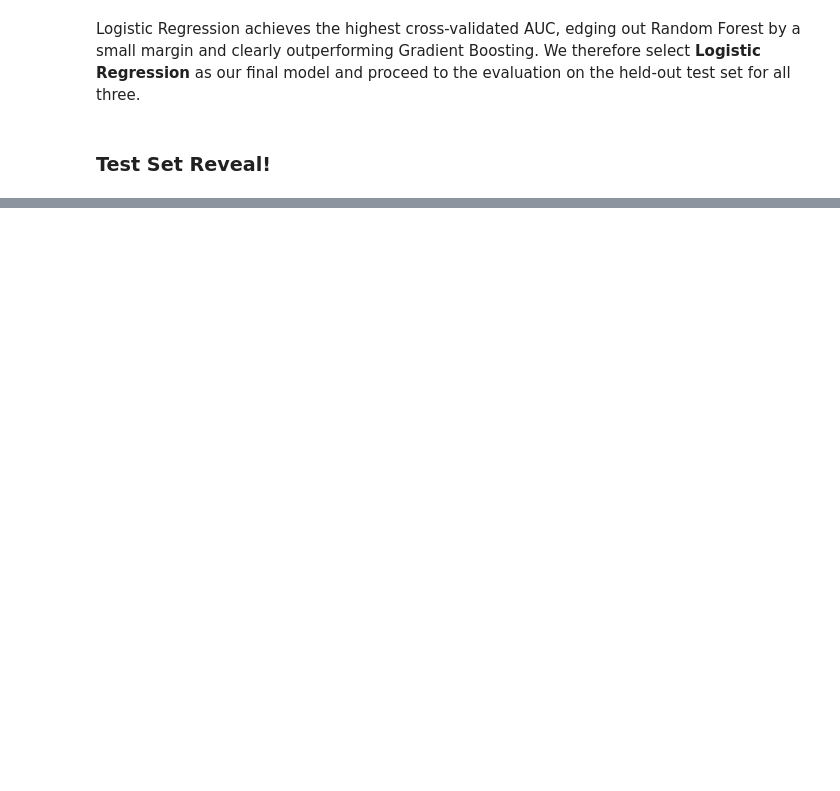
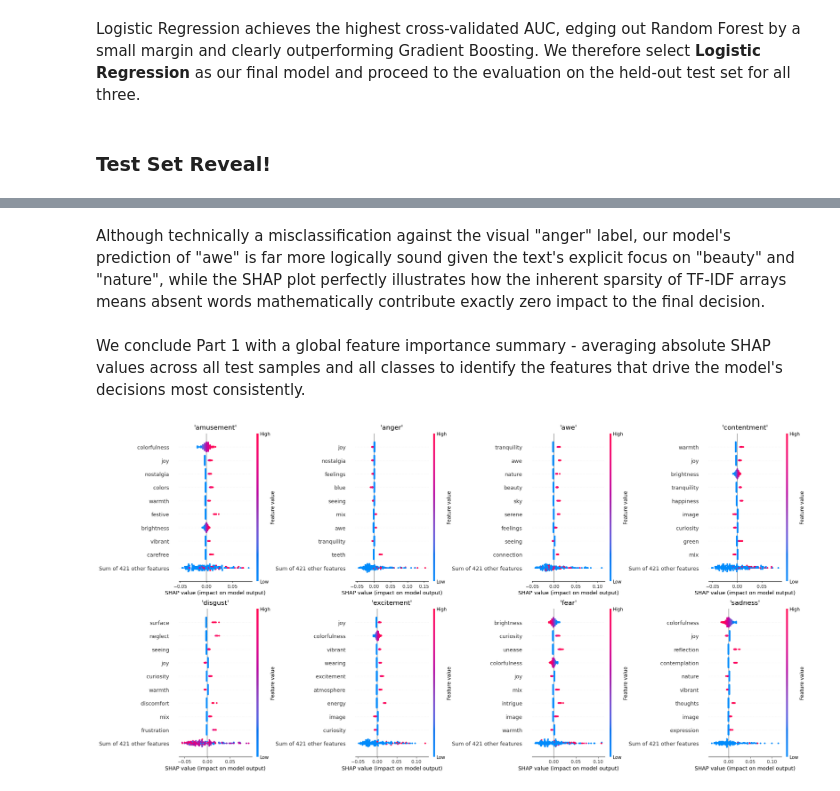
Before and after one commit to yodesser/Embeddings, a Jupyter notebook: FinalProject.ipynb, the cells around one changed output, grey strips where cells are left out. Drawn from its saved outputs; the diff is of its cells as text; code cells hidden in the pictures; blank space fills up the shorter version.

```diff
--- a/FinalProject.ipynb
+++ b/FinalProject.ipynb
@@ -814,0 +908,18 @@ It seems that the Logistic Regression model slightly overfit to the specific nua
+# %% [markdown]
+Although technically a misclassification against the visual "anger" label, our model's prediction of "awe" is far more logically sound given the text's explicit focus on "beauty" and "nature", while the SHAP plot perfectly illustrates how the inherent sparsity of TF-IDF arrays means absent words mathematically contribute exactly zero impact to the final decision.
+# %% [markdown]
+We conclude Part 1 with a global feature importance summary - averaging absolute SHAP values across all test samples and all classes to identify the features that drive the model's decisions most consistently.
+# %%
+import matplotlib.pyplot as plt
+
+fig = plt.figure(figsize=(24, 12))
+
+for i, emotion in enumerate(classes):
+    plt.subplot(2, 4, i + 1)
+    shap.plots.beeswarm(shap_values_all[:, :, i], max_display=10, show=False, plot_size=None)
+    plt.title(f"'{emotion}'", fontsize=16, pad=10)
+
+plt.tight_layout()
+plt.show()
+# %% [output]
+[figure, added]
```
Also changed, not shown: parts of 33 cells of this notebook.
